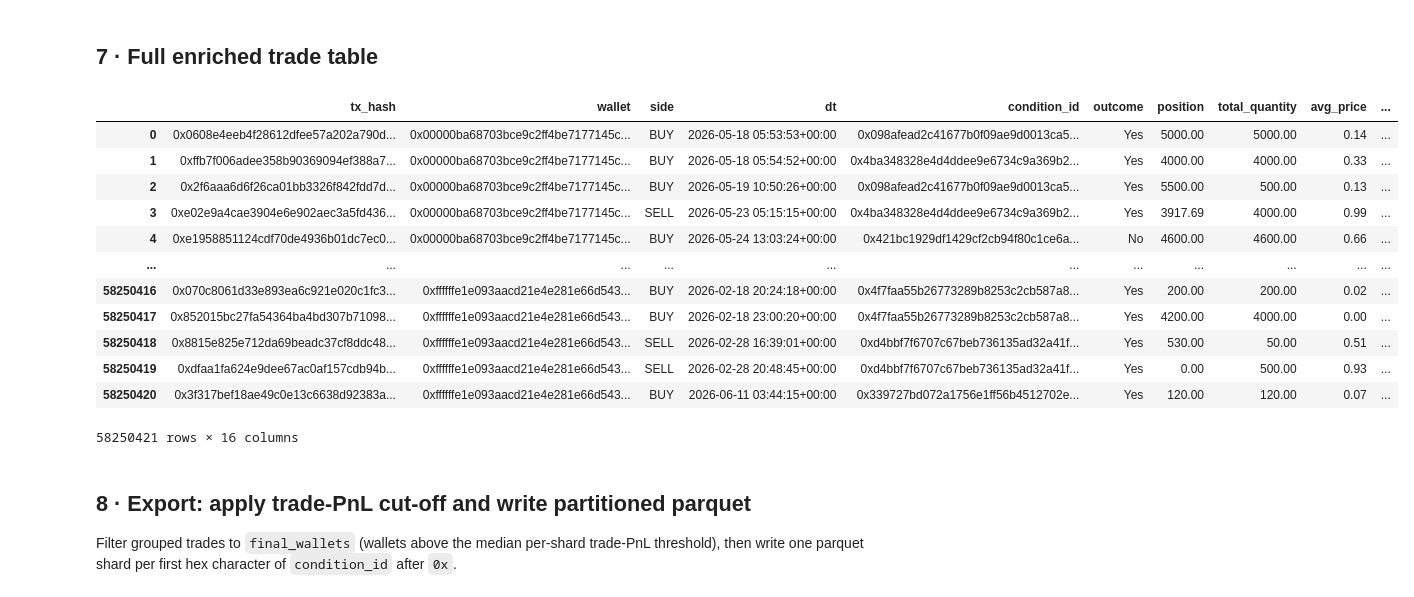
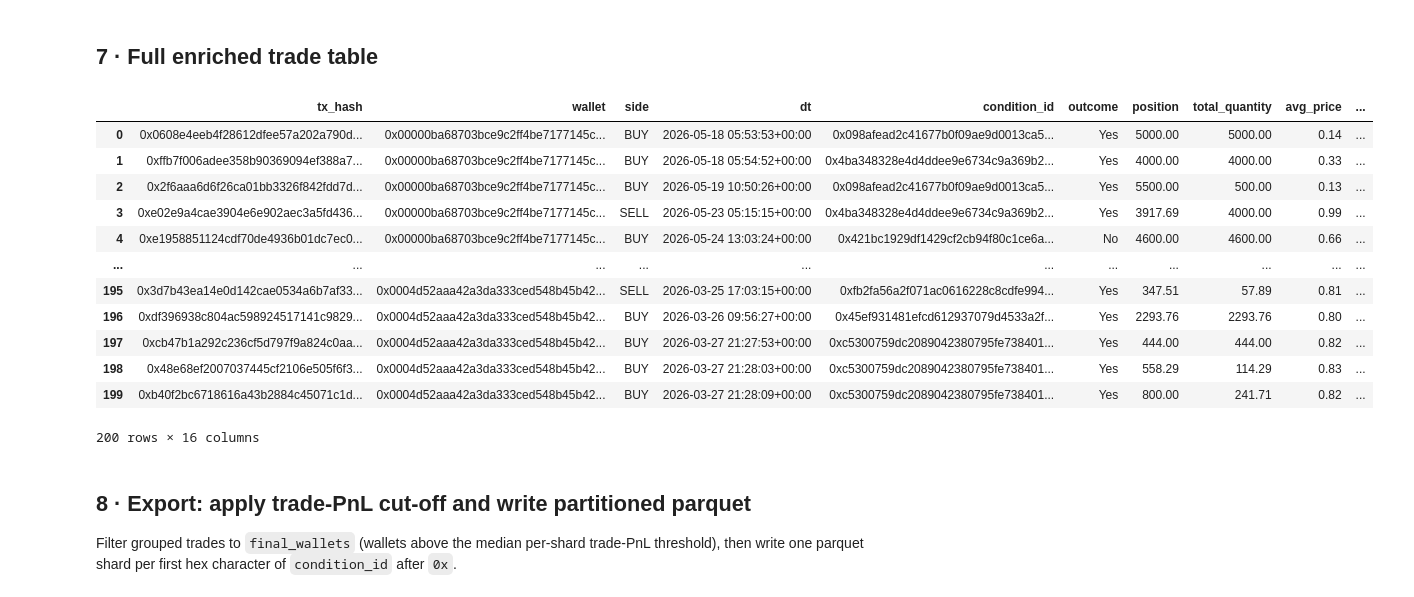
Before and after one commit to vobornij/polymarket, a Jupyter notebook: notebooks/flow/stage0_initial_filtering.ipynb, the cells around one changed output. Cells and saved outputs as stored; diff of their text form; code cells hidden in the pictures.

```diff
--- a/notebooks/flow/stage0_initial_filtering.ipynb
+++ b/notebooks/flow/stage0_initial_filtering.ipynb
@@ -107,6 +110,13 @@ else:
 token_df = token_df.merge(condition_max_ts[["condition_id", "last_condition_trade_ts"]], on="condition_id", how="left")
 print(f"Added last_condition_trade_ts for {len(condition_max_ts):,} conditions")
 
+# Cache the processed lookup to parquet so worker subprocesses load it once
+# per process (instead of pickling the multi-million-row frame 48x).
+TOKEN_DF_CACHE = Path("../../data/markets_processed/token_df_filtered.parquet")
+TOKEN_DF_CACHE.parent.mkdir(parents=True, exist_ok=True)
+token_df.to_parquet(TOKEN_DF_CACHE, index=False)
+print(f"Cached token lookup -> {TOKEN_DF_CACHE}")
+
 len(token_df)
 # %% [output]
 Processing 80 market file(s)…
@@ -131,8 +142,8 @@ from polymarket_analysis.preprocessing.fill_extender import COPY_VARIANTS, enric
 
 trade_files = sorted(TRADES_DIR.glob("*.parquet"))
 
-with ProcessPoolExecutor() as executor:
-    futures = {executor.submit(enrich_shard, f, ENRICHED_TRADES_DIR, token_df): f for f in trade_files}
+with ProcessPoolExecutor(max_workers=8) as executor:
+    futures = {executor.submit(enrich_shard, f, ENRICHED_TRADES_DIR, TOKEN_DF_CACHE): f for f in trade_files}
 
     total = len(futures)
 
@@ -178,12 +189,12 @@ total_raw_rows      = 0
 total_in_range_rows = 0
 total_candidates    = 0
 
-with ProcessPoolExecutor() as executor:
+with ProcessPoolExecutor(max_workers=8) as executor:
     futures = {
         executor.submit(
             select_top_wallets_shard,
             f,
-            token_df,
+            TOKEN_DF_CACHE,
             END_TRAIN_TS,
             top_pct=0.04,
             selection_pnl="trade_pnl",
@@ -244,12 +255,12 @@ shard_results:     list[pd.DataFrame]    = []
 wallet_pnl_total:  dict[str, float]      = {}   # accumulated training trade_pnl per wallet
 sample_fills = None
 
-with ProcessPoolExecutor() as executor:
+with ProcessPoolExecutor(max_workers=8) as executor:
     futures = {
         executor.submit(
             enrich_and_group_shard,
             f,
-            token_df,
+            TOKEN_DF_CACHE,
             END_TRAIN_TS,
             top_wallets,
             wallet_pnl_metric="trade_pnl",
@@ -273,6 +284,10 @@ if not shard_results:
 # ── merge cross-shard partial groups ─────────────────────────────────────────
 GROUP_KEYS = ["tx_hash", "wallet", "side", "token_id"]
 grouped = pd.concat(shard_results, ignore_index=True)
+
+del shard_results
+gc.collect()
+
 grouped = (
     grouped.groupby(GROUP_KEYS, sort=False)
     .agg(
@@ -302,7 +317,7 @@ grouped = (
     .reset_index()
 )
 grouped["avg_price"] = grouped["price_x_qty_sum"] / grouped["total_quantity"]
-# grouped.drop(columns=["price_x_qty_sum"], inplace=True)
+grouped.drop(columns=["price_x_qty_sum"], inplace=True)
 grouped.sort_values(["wallet", "dt"], inplace=True, ignore_index=True)
 
 print(f"\nPhase 2 done.")
@@ -490,26 +505,26 @@ wallet_stats
 # %%
 DISPLAY_COLS = [
     "tx_hash", "wallet", "side",
     "dt", "condition_id", "outcome", "position", "total_quantity", "avg_price",
     "token_winner", "final_price",
     "trade_value_usdc", "final_value_usdc", "trade_pnl", "copyable_pnl", "num_fills",
 ]
 
-grouped[DISPLAY_COLS]
+display(grouped[DISPLAY_COLS].head(200))
 # %% [output]
 |  | tx_hash | wallet | side | dt | condition_id | outcome | position | total_quantity | avg_price | ... |
 | 0 | 0x0608e4eeb4f28612dfee57a202a790d... | 0x00000ba68703bce9c2ff4be7177145c... | BUY | 2026-05-18 05:53:53+00:00 | 0x098afead2c41677b0f09ae9d0013ca5... | Yes | 5000.00 | 5000.00 | 0.14 | ... |
 | 1 | 0xffb7f006adee358b90369094ef388a7... | 0x00000ba68703bce9c2ff4be7177145c... | BUY | 2026-05-18 05:54:52+00:00 | 0x4ba348328e4d4ddee9e6734c9a369b2... | Yes | 4000.00 | 4000.00 | 0.33 | ... |
 | 2 | 0x2f6aaa6d6f26ca01bb3326f842fdd7d... | 0x00000ba68703bce9c2ff4be7177145c... | BUY | 2026-05-19 10:50:26+00:00 | 0x098afead2c41677b0f09ae9d0013ca5... | Yes | 5500.00 | 500.00 | 0.13 | ... |
 | 3 | 0xe02e9a4cae3904e6e902aec3a5fd436... | 0x00000ba68703bce9c2ff4be7177145c... | SELL | 2026-05-23 05:15:15+00:00 | 0x4ba348328e4d4ddee9e6734c9a369b2... | Yes | 3917.69 | 4000.00 | 0.99 | ... |
 | 4 | 0xe1958851124cdf70de4936b01dc7ec0... | 0x00000ba68703bce9c2ff4be7177145c... | BUY | 2026-05-24 13:03:24+00:00 | 0x421bc1929df1429cf2cb94f80c1ce6a... | No | 4600.00 | 4600.00 | 0.66 | ... |
 | ... | ... | ... | ... | ... | ... | ... | ... | ... | ... | ... |
-| 58250416 | 0x070c8061d33e893ea6c921e020c1fc3... | 0xffffffe1e093aacd21e4e281e66d543... | BUY | 2026-02-18 20:24:18+00:00 | 0x4f7faa55b26773289b8253c2cb587a8... | Yes | 200.00 | 200.00 | 0.02 | ... |
-| 58250417 | 0x852015bc27fa54364ba4bd307b71098... | 0xffffffe1e093aacd21e4e281e66d543... | BUY | 2026-02-18 23:00:20+00:00 | 0x4f7faa55b26773289b8253c2cb587a8... | Yes | 4200.00 | 4000.00 | 0.00 | ... |
-| 58250418 | 0x8815e825e712da69beadc37cf8ddc48... | 0xffffffe1e093aacd21e4e281e66d543... | SELL | 2026-02-28 16:39:01+00:00 | 0xd4bbf7f6707c67beb736135ad32a41f... | Yes | 530.00 | 50.00 | 0.51 | ... |
-| 58250419 | 0xdfaa1fa624e9dee67ac0af157cdb94b... | 0xffffffe1e093aacd21e4e281e66d543... | SELL | 2026-02-28 20:48:45+00:00 | 0xd4bbf7f6707c67beb736135ad32a41f... | Yes | 0.00 | 500.00 | 0.93 | ... |
-| 58250420 | 0x3f317bef18ae49c0e13c6638d92383a... | 0xffffffe1e093aacd21e4e281e66d543... | BUY | 2026-06-11 03:44:15+00:00 | 0x339727bd072a1756e1ff56b4512702e... | Yes | 120.00 | 120.00 | 0.07 | ... |
+| 195 | 0x3d7b43ea14e0d142cae0534a6b7af33... | 0x0004d52aaa42a3da333ced548b45b42... | SELL | 2026-03-25 17:03:15+00:00 | 0xfb2fa56a2f071ac0616228c8cdfe994... | Yes | 347.51 | 57.89 | 0.81 | ... |
+| 196 | 0xdf396938c804ac598924517141c9829... | 0x0004d52aaa42a3da333ced548b45b42... | BUY | 2026-03-26 09:56:27+00:00 | 0x45ef931481efcd612937079d4533a2f... | Yes | 2293.76 | 2293.76 | 0.80 | ... |
+| 197 | 0xcb47b1a292c236cf5d797f9a824c0aa... | 0x0004d52aaa42a3da333ced548b45b42... | BUY | 2026-03-27 21:27:53+00:00 | 0xc5300759dc2089042380795fe738401... | Yes | 444.00 | 444.00 | 0.82 | ... |
+| 198 | 0x48e68ef2007037445cf2106e505f6f3... | 0x0004d52aaa42a3da333ced548b45b42... | BUY | 2026-03-27 21:28:03+00:00 | 0xc5300759dc2089042380795fe738401... | Yes | 558.29 | 114.29 | 0.83 | ... |
+| 199 | 0xb40f2bc6718616a43b2884c45071c1d... | 0x0004d52aaa42a3da333ced548b45b42... | BUY | 2026-03-27 21:28:09+00:00 | 0xc5300759dc2089042380795fe738401... | Yes | 800.00 | 241.71 | 0.82 | ... |
-58250421 rows × 16 columns
+200 rows × 16 columns
 # %% [markdown]
 ## 8 · Export: apply trade-PnL cut-off and write partitioned parquet
 
```
Also changed, not shown: parts of 9 cells of this notebook, 19 other files.
